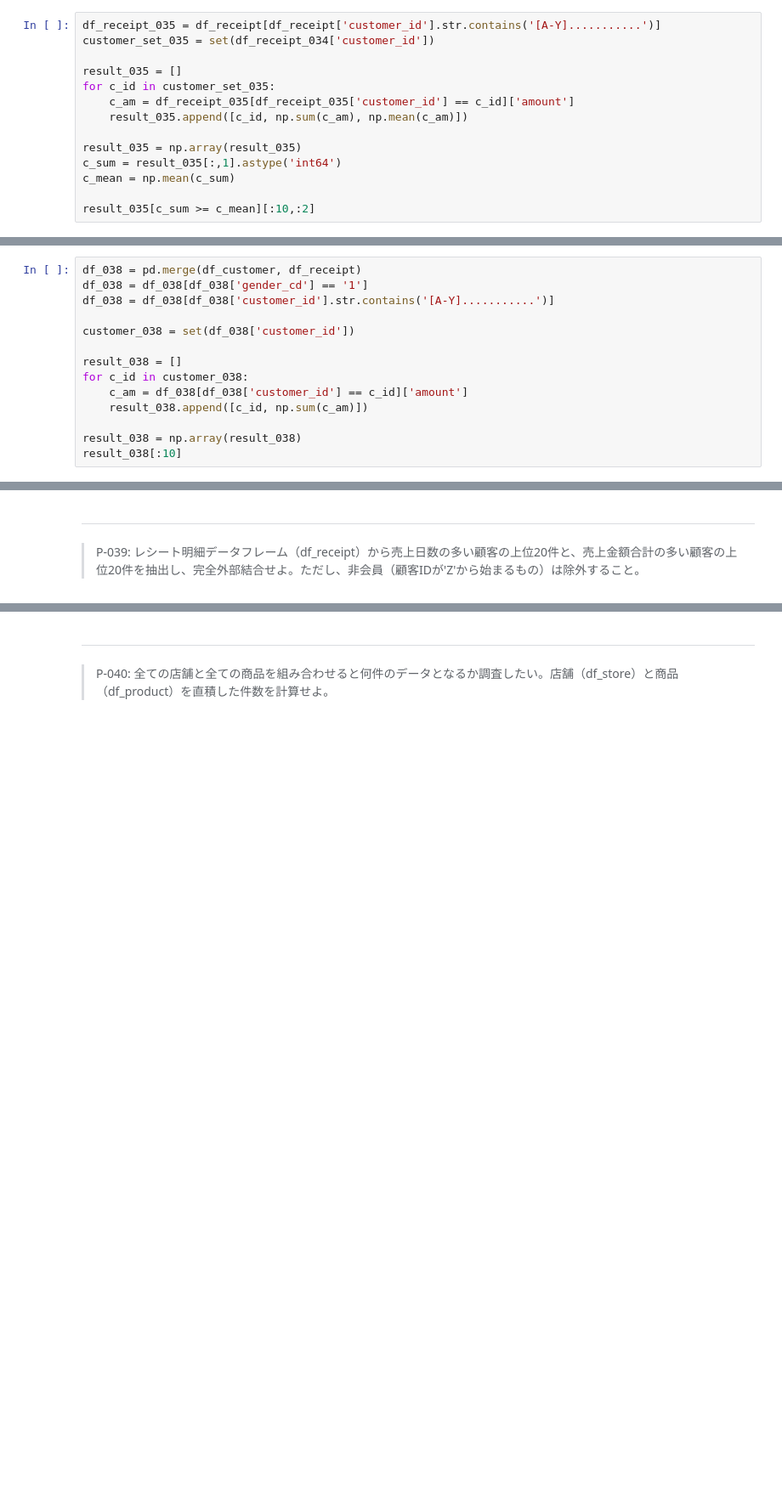
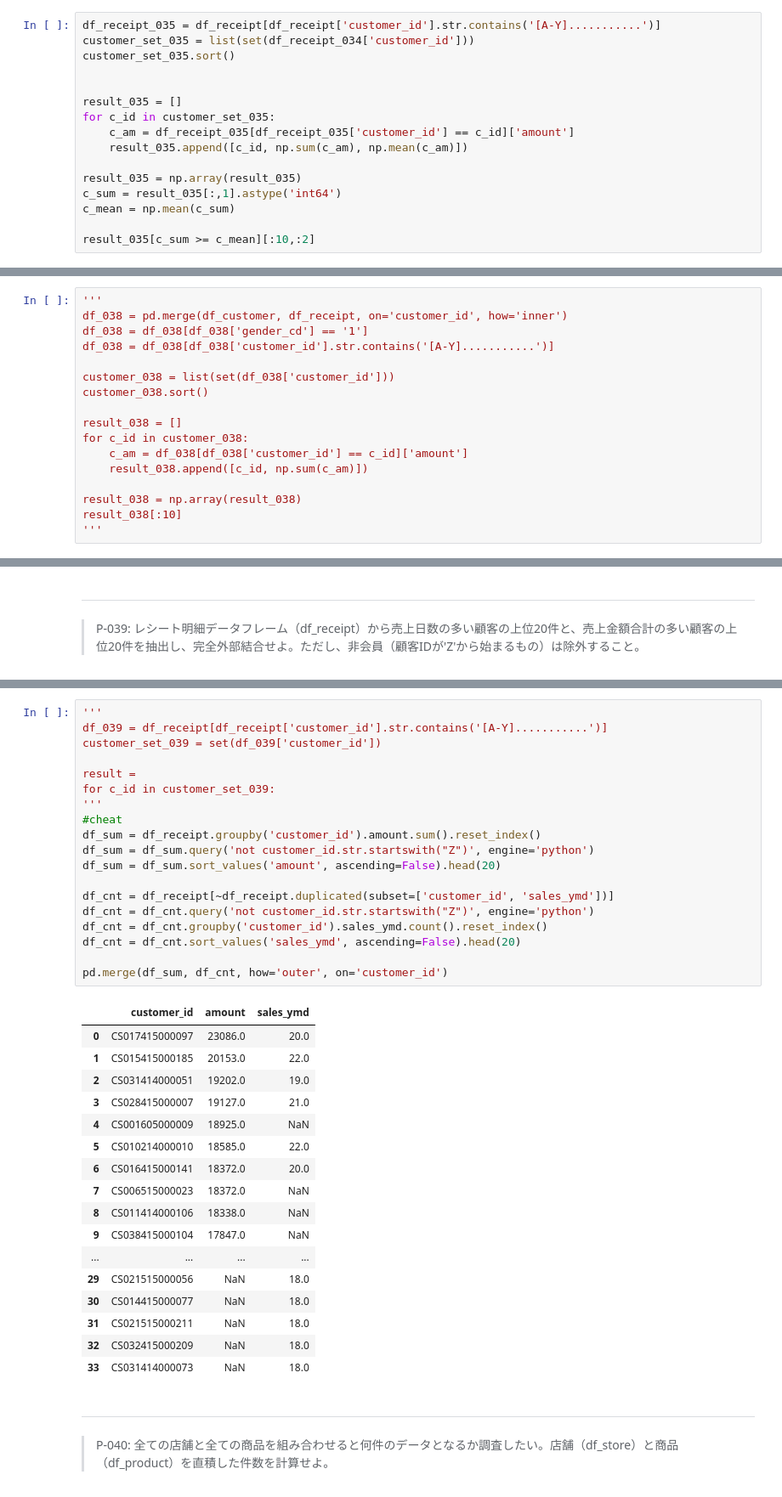
Before and after one commit to steve-kohriyama/100knocks-preprocess_answer_33674883, a Jupyter notebook: preprocess_knock_Python.ipynb, the cells around one changed output, grey strips where cells are left out. Shown: that part at 85% size. Cells and saved outputs as stored; diff of their text form; blank space fills up the shorter version.

```diff
--- a/preprocess_knock_Python.ipynb
+++ b/preprocess_knock_Python.ipynb
@@ -675,7 +709,9 @@ c_mean
 > P-035: レシート明細データフレーム（df_receipt）に対し、顧客ID（customer_id）ごとに売上金額（amount）を合計して全顧客の平均を求め、平均以上に買い物をしている顧客を抽出せよ。ただし、顧客IDが"Z"から始まるのものは非会員を表すため、除外して計算すること。なお、データは10件だけ表示させれば良い。
 # %%
 df_receipt_035 = df_receipt[df_receipt['customer_id'].str.contains('[A-Y]...........')]
-customer_set_035 = set(df_receipt_034['customer_id'])
+customer_set_035 = list(set(df_receipt_034['customer_id']))
+customer_set_035.sort()
+
 
 result_035 = []
 for c_id in customer_set_035:
@@ -753,11 +789,13 @@ df_037[['category_major_cd',
 ---
 > P-038: 顧客データフレーム（df_customer）とレシート明細データフレーム（df_receipt）から、各顧客ごとの売上金額合計を求めよ。ただし、買い物の実績がない顧客については売上金額を0として表示させること。また、顧客は性別コード（gender_cd）が女性（1）であるものを対象とし、非会員（顧客IDが'Z'から始まるもの）は除外すること。なお、結果は10件だけ表示させれば良い。
 # %%
-df_038 = pd.merge(df_customer, df_receipt)
+'''
+df_038 = pd.merge(df_customer, df_receipt, on='customer_id', how='inner')
 df_038 = df_038[df_038['gender_cd'] == '1']
 df_038 = df_038[df_038['customer_id'].str.contains('[A-Y]...........')]
 
-customer_038 = set(df_038['customer_id'])
+customer_038 = list(set(df_038['customer_id']))
+customer_038.sort()
 
 result_038 = []
 for c_id in customer_038:
@@ -766,4 +804,5 @@ for c_id in customer_038:
 
 result_038 = np.array(result_038)
 result_038[:10]
+'''
 # %% [output]
@@ -791,3 +813,40 @@ SyntaxError: invalid syntax (<ipython-input-497-8766e05e32c9>, line 4)
+# %%
+'''
+df_039 = df_receipt[df_receipt['customer_id'].str.contains('[A-Y]...........')]
+customer_set_039 = set(df_039['customer_id'])
+
+result =
+for c_id in customer_set_039:
+'''
+#cheat
+df_sum = df_receipt.groupby('customer_id').amount.sum().reset_index()
+df_sum = df_sum.query('not customer_id.str.startswith("Z")', engine='python')
+df_sum = df_sum.sort_values('amount', ascending=False).head(20)
+
+df_cnt = df_receipt[~df_receipt.duplicated(subset=['customer_id', 'sales_ymd'])]
+df_cnt = df_cnt.query('not customer_id.str.startswith("Z")', engine='python')
+df_cnt = df_cnt.groupby('customer_id').sales_ymd.count().reset_index()
+df_cnt = df_cnt.sort_values('sales_ymd', ascending=False).head(20)
+
+pd.merge(df_sum, df_cnt, how='outer', on='customer_id')
+# %% [output]
+|  | customer_id | amount | sales_ymd |
+| 0 | CS017415000097 | 23086.0 | 20.0 |
+| 1 | CS015415000185 | 20153.0 | 22.0 |
+| 2 | CS031414000051 | 19202.0 | 19.0 |
+| 3 | CS028415000007 | 19127.0 | 21.0 |
+| 4 | CS001605000009 | 18925.0 | NaN |
+| 5 | CS010214000010 | 18585.0 | 22.0 |
+| 6 | CS016415000141 | 18372.0 | 20.0 |
+| 7 | CS006515000023 | 18372.0 | NaN |
+| 8 | CS011414000106 | 18338.0 | NaN |
+| 9 | CS038415000104 | 17847.0 | NaN |
+| ... | ... | ... | ... |
+| 29 | CS021515000056 | NaN | 18.0 |
+| 30 | CS014415000077 | NaN | 18.0 |
+| 31 | CS021515000211 | NaN | 18.0 |
+| 32 | CS032415000209 | NaN | 18.0 |
+| 33 | CS031414000073 | NaN | 18.0 |
 # %% [markdown]
 ---
 > P-040: 全ての店舗と全ての商品を組み合わせると何件のデータとなるか調査したい。店舗（df_store）と商品（df_product）を直積した件数を計算せよ。
```
Also changed, not shown: parts of 18 cells of this notebook.
